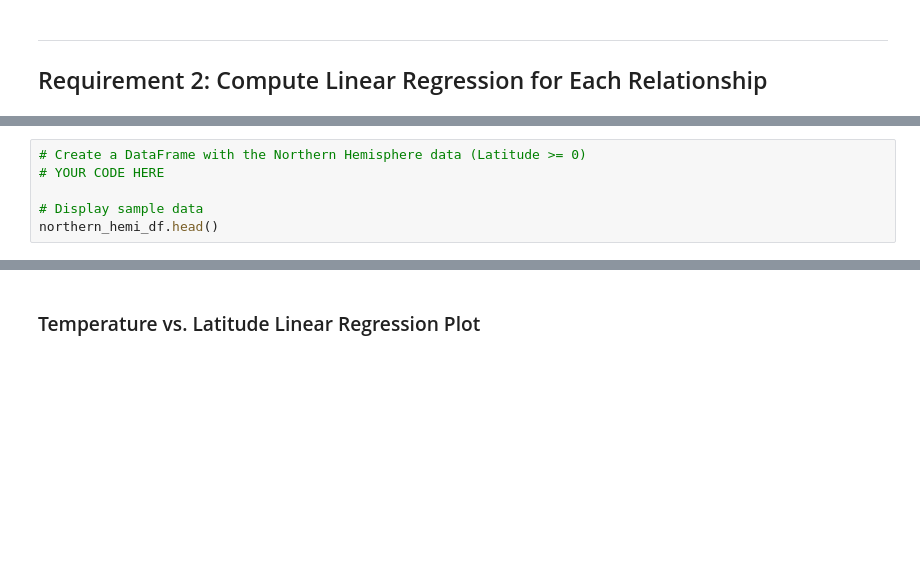
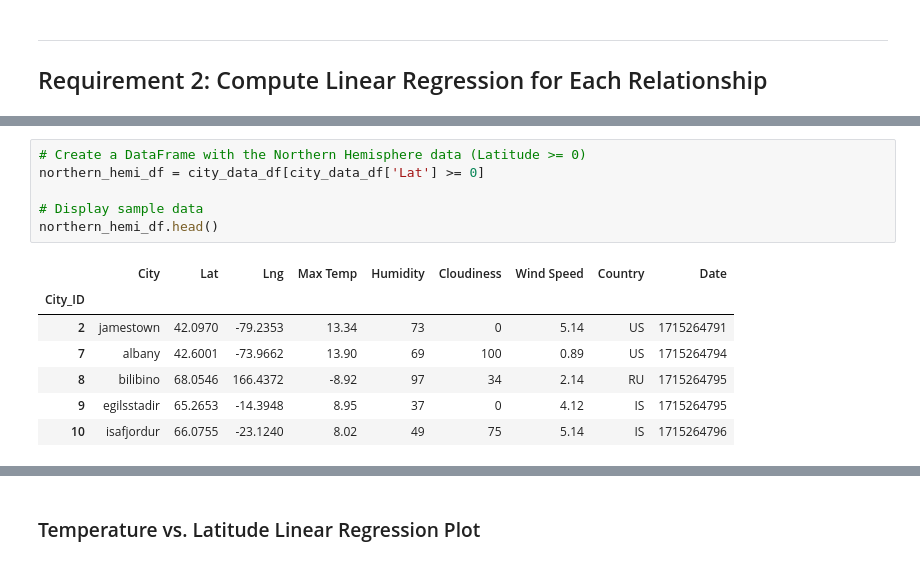
Before and after one commit to TylerWalje/python-api-challenge, a Jupyter notebook: WeatherPy/python_api_code/WeatherPy.ipynb, the cells around one changed output, grey strips where cells are left out. Drawn from its saved outputs; the diff is of its cells as text; blank space fills up the shorter version.

```diff
--- a/WeatherPy/python_api_code/WeatherPy.ipynb
+++ b/WeatherPy/python_api_code/WeatherPy.ipynb
@@ -274,8 +284,16 @@ plt.show()
 # %%
 # Create a DataFrame with the Northern Hemisphere data (Latitude >= 0)
-# YOUR CODE HERE
+northern_hemi_df = city_data_df[city_data_df['Lat'] >= 0]
 
 # Display sample data
 northern_hemi_df.head()
+# %% [output]
+|  | City | Lat | Lng | Max Temp | Humidity | Cloudiness | Wind Speed | Country | Date |
+| City_ID |  |  |  |  |  |  |  |  |  |
+| 2 | jamestown | 42.0970 | -79.2353 | 13.34 | 73 | 0 | 5.14 | US | 1715264791 |
+| 7 | albany | 42.6001 | -73.9662 | 13.90 | 69 | 100 | 0.89 | US | 1715264794 |
+| 8 | bilibino | 68.0546 | 166.4372 | -8.92 | 97 | 34 | 2.14 | RU | 1715264795 |
+| 9 | egilsstadir | 65.2653 | -14.3948 | 8.95 | 37 | 0 | 4.12 | IS | 1715264795 |
+| 10 | isafjordur | 66.0755 | -23.1240 | 8.02 | 49 | 75 | 5.14 | IS | 1715264796 |
 # %%
 # Create a DataFrame with the Southern Hemisphere data (Latitude < 0)
```
Also changed, not shown: parts of 9 cells of this notebook.
